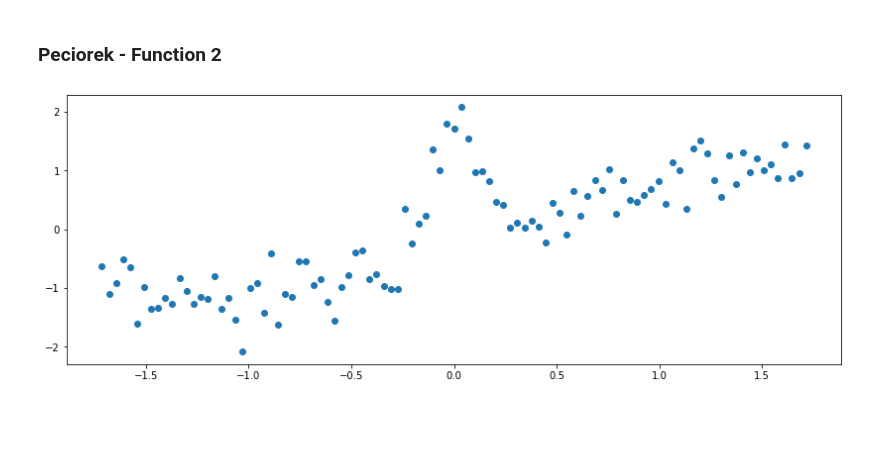
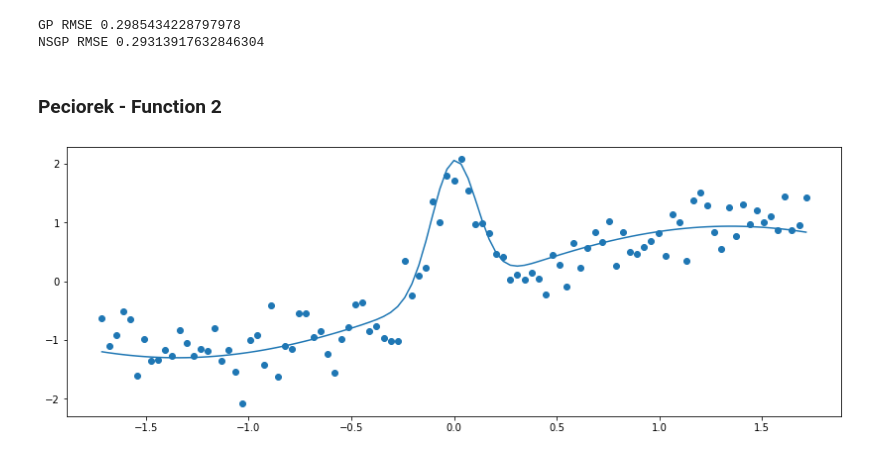
Before and after one commit to patel-zeel/snsgp-torch, a Jupyter notebook: dev/Testing Model.ipynb, the cells around one changed output. Saved outputs shown, nothing was run; the diff lists cells and outputs as text; code cells hidden in the pictures; blank space fills up the shorter version.

```diff
--- a/dev/Testing Model.ipynb
+++ b/dev/Testing Model.ipynb
@@ -9,14 +74,30 @@ from GPy.kern import RBF
+# %%
+X_trn, X_tst, y_trn, y_tst = train_test_split(X, y, train_size=0.8, random_state=0)
+model = GPRegression(X_trn, y_trn, RBF(input_dim=1))
+model.optimize()
+pred_y = model.predict(X_tst)[0]
+print('GP RMSE', mean_squared_error(y_tst, pred_y, squared=False))
+LLSmodel = LLS(input_dim=1, N_l_bar=5, bounds=(10**-5,10**5))
+LLSmodel.fit(X_trn, y_trn, n_restarts=5)
+pred_y = LLSmodel.predict(X_tst, False, False)
+print('NSGP RMSE', mean_squared_error(y_tst, pred_y, squared=False))
+# %% [output]
+GP RMSE 0.2985434228797978
+NSGP RMSE 0.29313917632846304
 # %% [markdown]
 ### Peciorek - Function 2
 # %%
 Xscaler = StandardScaler()
 Yscaler = StandardScaler()
 np.random.seed(0)
 X = np.linspace(-2,2,101).reshape(-1,1)
+y_real = np.sin(X) + 2*np.exp(-30*X**2)
 y = np.sin(X) + 2*np.exp(-30*X**2) + np.random.normal(0,0.3,101).reshape(-1,1)
 X = Xscaler.fit_transform(X)
+y_real = Yscaler.fit_transform(y_real)
 y = Yscaler.fit_transform(y)
 plt.figure(figsize=(14,5))
 plt.scatter(X, y);
+plt.plot(X,y_real);
 # %% [output]
-[figure, old version]
+[figure, new version]
```
Also changed, not shown: parts of 9 cells of this notebook, 5 other files.
